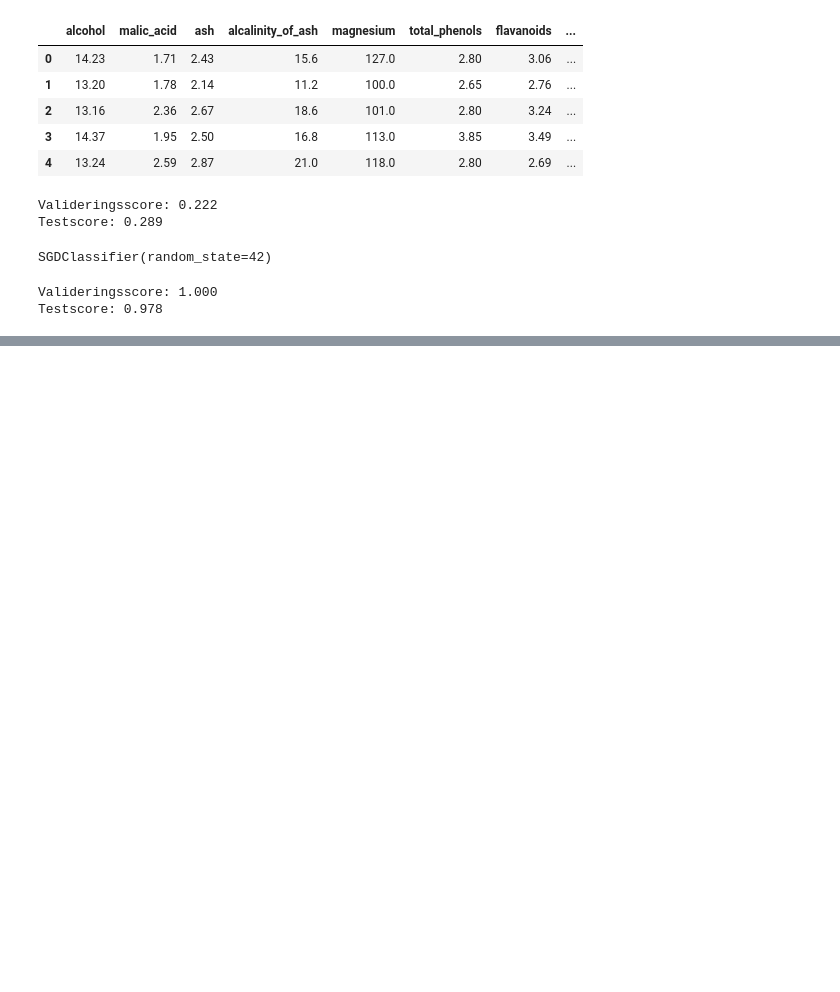
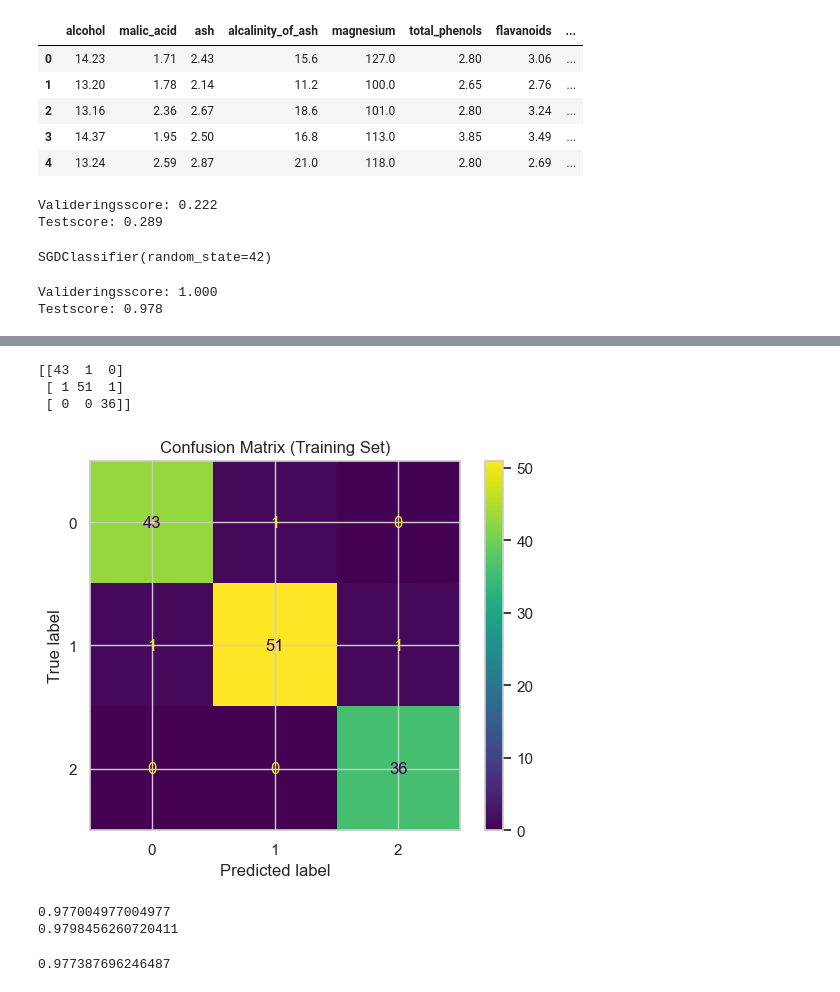
Before and after one commit to chritof/Maskinl-re-notebook, a Jupyter notebook: modul1/Gjennomgang.ipynb, the cells around one changed output, grey strips where cells are left out. Cells and saved outputs as stored; diff of their text form; code cells hidden in the pictures; blank space fills up the shorter version.

```diff
--- a/modul1/Gjennomgang.ipynb
+++ b/modul1/Gjennomgang.ipynb
@@ -516,0 +531,8 @@ Testscore: 0.978
+# %%
+#confusion matrix
+from sklearn.model_selection import cross_val_predict
+from sklearn.pipeline import make_pipeline  # Added import for make_pipeline
+
+
+pipe = make_pipeline(StandardScaler(), SGDClassifier(random_state=42))
+y_train_pred = cross_val_predict(pipe, X_train, y_train, cv=5)
@@ -516,0 +559,31 @@ Testscore: 0.978
+# %%
+from sklearn.metrics import confusion_matrix
+
+cm = confusion_matrix(y_train, y_train_pred)
+print(cm)
+# %% [output]
+[[43  1  0]
+ [ 1 51  1]
+ [ 0  0 36]]
+# %%
+from sklearn.metrics import ConfusionMatrixDisplay
+
+ConfusionMatrixDisplay.from_predictions(y_train, y_train_pred)
+plt.title('Confusion Matrix (Training Set)')
+plt.show()
+# %% [output]
+[figure, added]
+# %%
+from sklearn.metrics import precision_score, recall_score
+
+print(precision_score(y_train, y_train_pred, average='macro'))
+print(recall_score(y_train, y_train_pred, average='macro'))
+# %% [output]
+0.977004977004977
+0.9798456260720411
+# %%
+from sklearn.metrics import f1_score
+
+f1_score(y_train, y_train_pred, average='weighted')
+# %% [output]
+0.977387696246487
```
Also changed, not shown: parts of 35 cells of this notebook.
